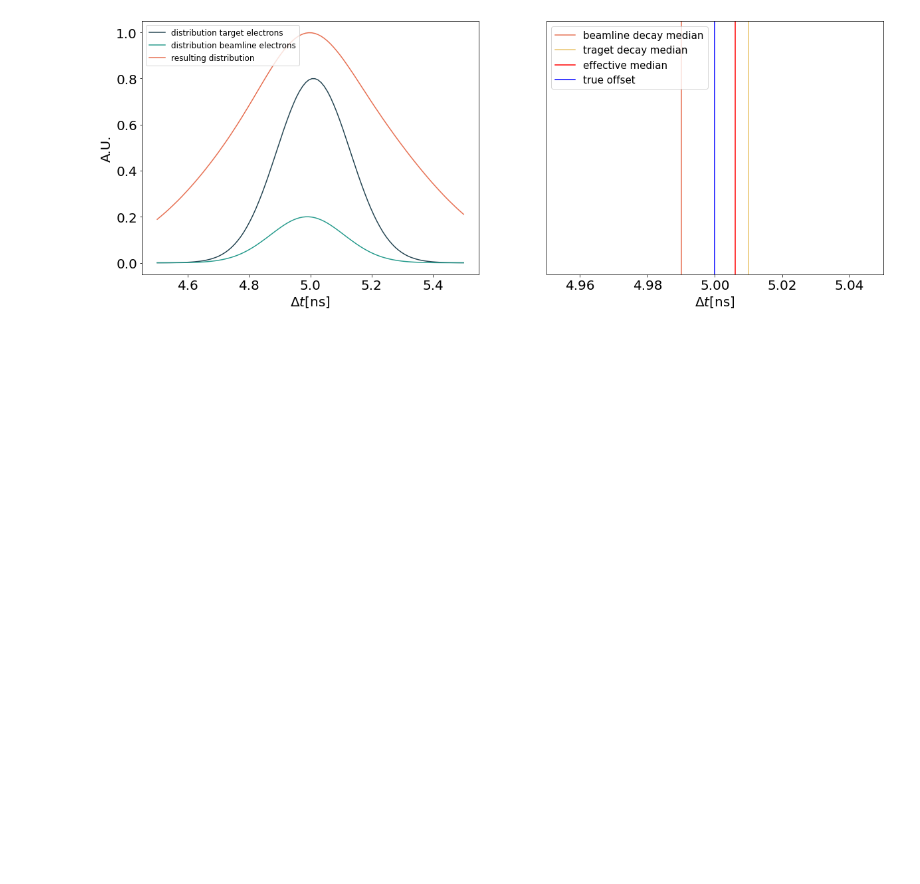
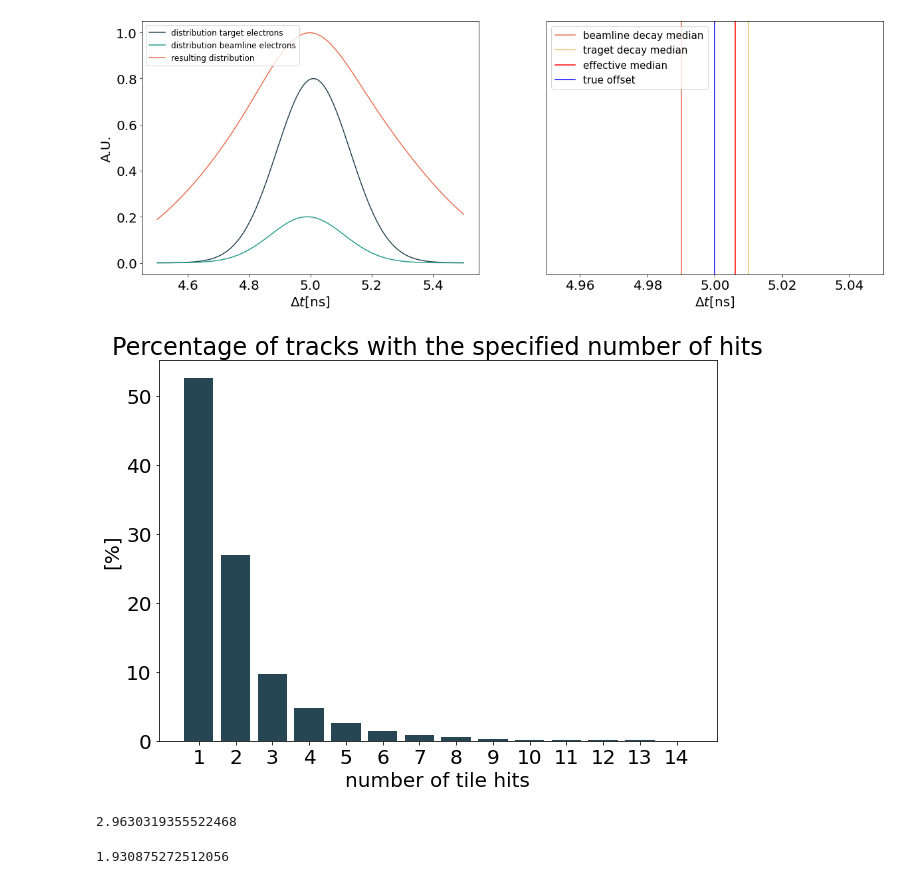
Before and after one commit to maximilianKoeper/melp, a Jupyter notebook: jupyter-notbooks/Pictures.ipynb, the cells around one changed output. Cells and saved outputs as stored; diff of their text form; code cells hidden in the pictures; blank space fills up the shorter version.

```diff
--- a/jupyter-notbooks/Pictures.ipynb
+++ b/jupyter-notbooks/Pictures.ipynb
@@ -66,3 +66,43 @@ ax_arr[1].set_yticks([])
 plt.show()
 # %% [output]
 [figure]
+# %%
+weights= [0.5254887989298086,
+          0.26924871966376823,
+          0.09718731593606804,
+          0.046994641555770746,
+          0.025734321496670626,
+          0.014479903962303706,
+          0.008259790953288942,
+          0.004812491888708083,
+          0.0028835642763729297,
+          0.0017517270812327167,
+          0.0010881610078966547,
+          0.000701626750791163,
+          0.0004660873124419731,
+          0.00031634038474977286]
+
+weights = np.asarray(weights)*100
+# %%
+plt.rcParams.update({'font.size': 20})
+
+
+fig = plt.figure(figsize=(10, 7))
+
+plt.bar(range(1,15),weights)
+#plt.yticks(np.arange(0, 60, step=25), ['0%','25%', '50%', '75%', '100%'])  # Set label locations.
+plt.xticks(np.arange(1,15, step = 1))
+plt.xlabel("number of tile hits")
+plt.ylabel("[%]")
+plt.title("Percentage of tracks with the specified number of hits")
+plt.show()
+# %% [output]
+[figure, added]
+# %%
+np.average(range(1,15)[1:],weights=weights[1:])
+# %% [output]
+2.9630319355522468
+# %%
+np.average(range(1,15),weights=weights)
+# %% [output]
+1.930875272512056
```
Also changed, not shown: parts of 2 cells of this notebook, 2 other files.
